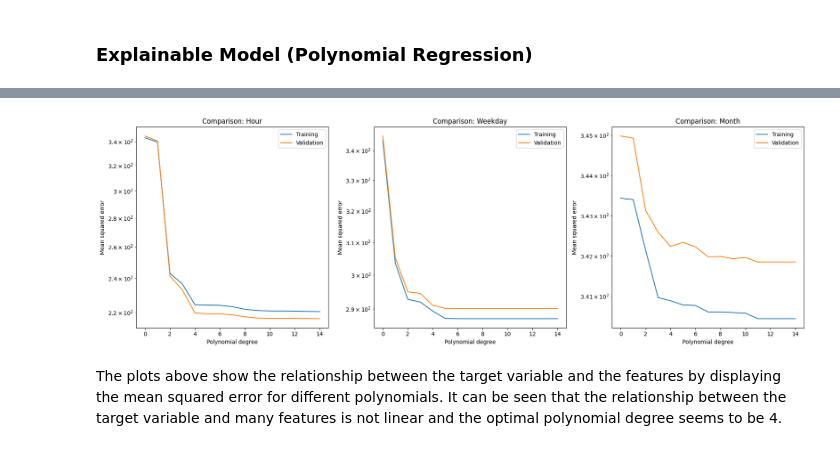
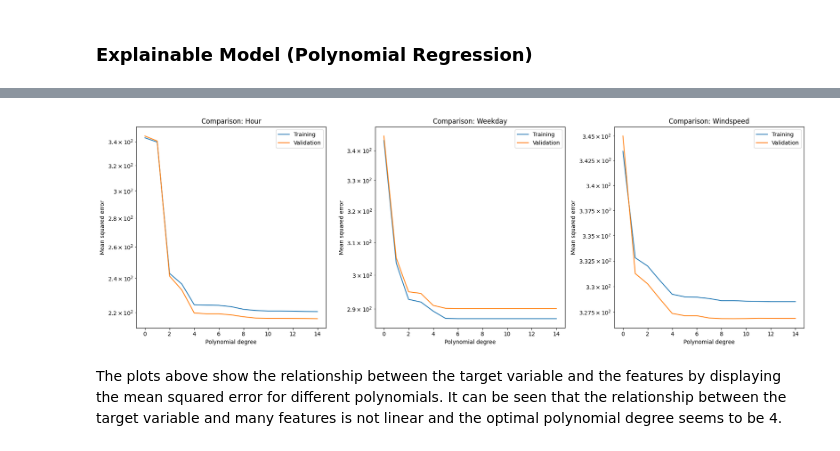
Before and after one commit to Amocon/A-Team_AA-Team-Assignment_2024, a Jupyter notebook: aa_team_assignment/04_utilization_prediction.ipynb, the cells around one changed output, grey strips where cells are left out. Saved outputs shown, nothing was run; the diff lists cells and outputs as text; code cells hidden in the pictures.

Commit message:
Final execution of models

```diff
--- a/aa_team_assignment/04_utilization_prediction.ipynb
+++ b/aa_team_assignment/04_utilization_prediction.ipynb
@@ -141,9 +141,6 @@ model_df["season"] = model_df["local_hour"].apply(get_season)
 model_df["season_num"] = model_df["season"].map({"Spring": 1, "Summer": 2, "Autumn": 3, "Winter": 4})
 model_df["weekday"] = model_df["local_hour"].dt.weekday
 model_df["month"] = model_df["local_hour"].dt.month
-# %%
-# Drop columns that are not needed for the model
-model_df = model_df.drop(columns=['timestamp', 'rounded_timestamp', "city", "felt_temperature", "local_hour"])
 # %%
 model_df.head()
 # %% [output]
@@ -232,8 +245,11 @@ model_df.head()
+# %%
+# Drop columns with high correlation to other columns
+model_df = model_df.drop(columns=["felt_temperature", "rounded_timestamp", "local_hour", "season_num"])
 # %% [markdown]
 ### Explainable Model (Polynomial Regression)
 # %%
-# Check which degree of polynomial regression is the best for each feature
-comparison_cols = ["hour", "weekday", "month", "temperature", "cloud_cover", "season_num", "windspeed"]
+# Check which degree of polynomial regression is the best for highly correlating features
+comparison_cols = ["hour", "weekday", "temperature", "windspeed" "season_num"]
 for col in comparison_cols:
     plt.figure()
     compare_poly(model_df, col, 'session_count', 15)
@@ -250,17 +265,18 @@ for col in comparison_cols:
 # %%
 # Plot 3 plots next to each other
-comparison_cols = ["hour", "weekday", "month"]
+comparison_cols = ["hour", "weekday", "windspeed"]
 fig, axes = plt.subplots(1, len(comparison_cols), figsize=(18, 6))  # Create one row of subplots
 
 for i, col in enumerate(comparison_cols):
     plt.sca(axes[i])  # Set the current axis
     compare_poly(model_df, col, 'session_count', 15)
     axes[i].set_title(f"Comparison: {col.capitalize()}")
 
 plt.tight_layout()
+plt.savefig("poly_comparisons.png")
 plt.show()
 # %% [output]
-[figure, old version]
+[figure, new version]
 # %% [markdown]
 The plots above show the relationship between the target variable and the features by displaying the mean squared error for different polynomials. It can be seen that the relationship between the target variable and many features is not linear and the optimal polynomial degree seems to be 4.
 # %%
```
Also changed, not shown: parts of 18 cells of this notebook, 1 other file.
